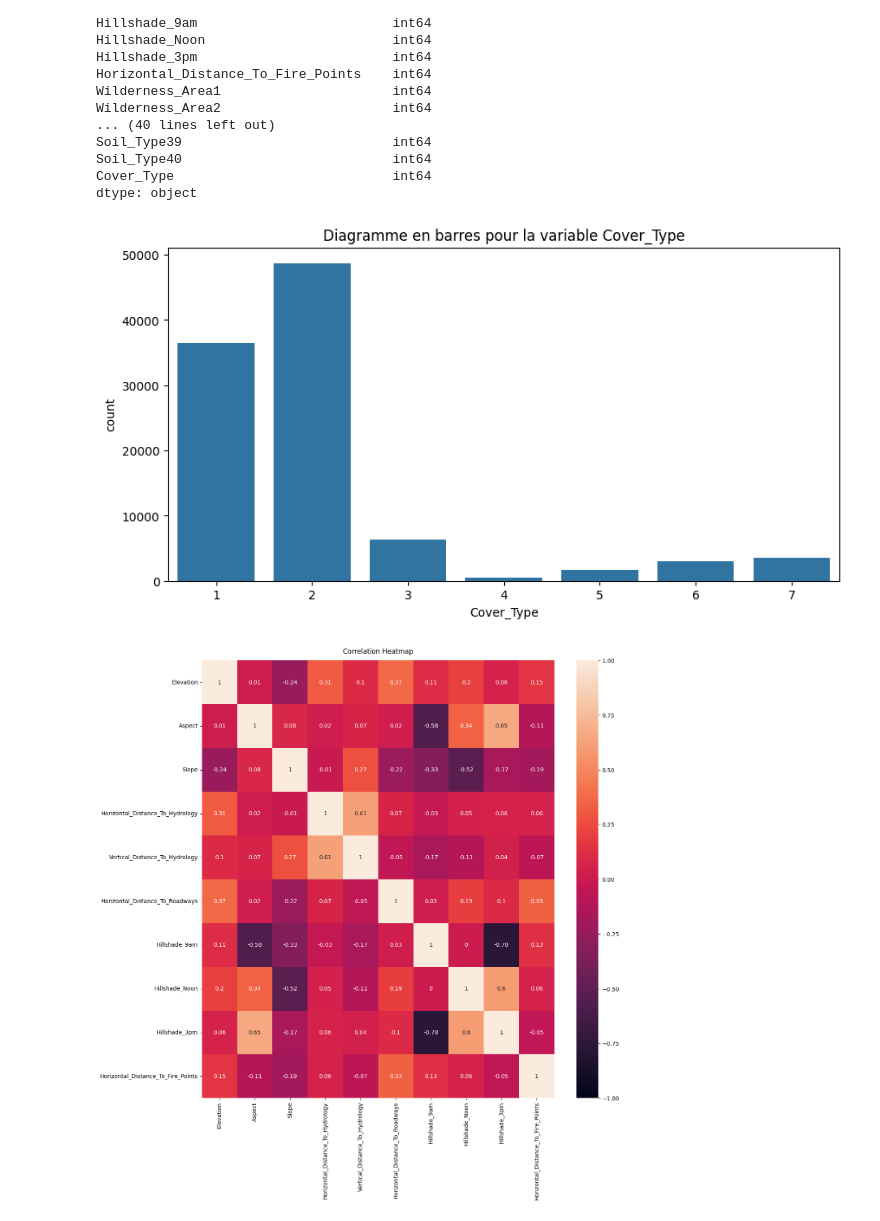
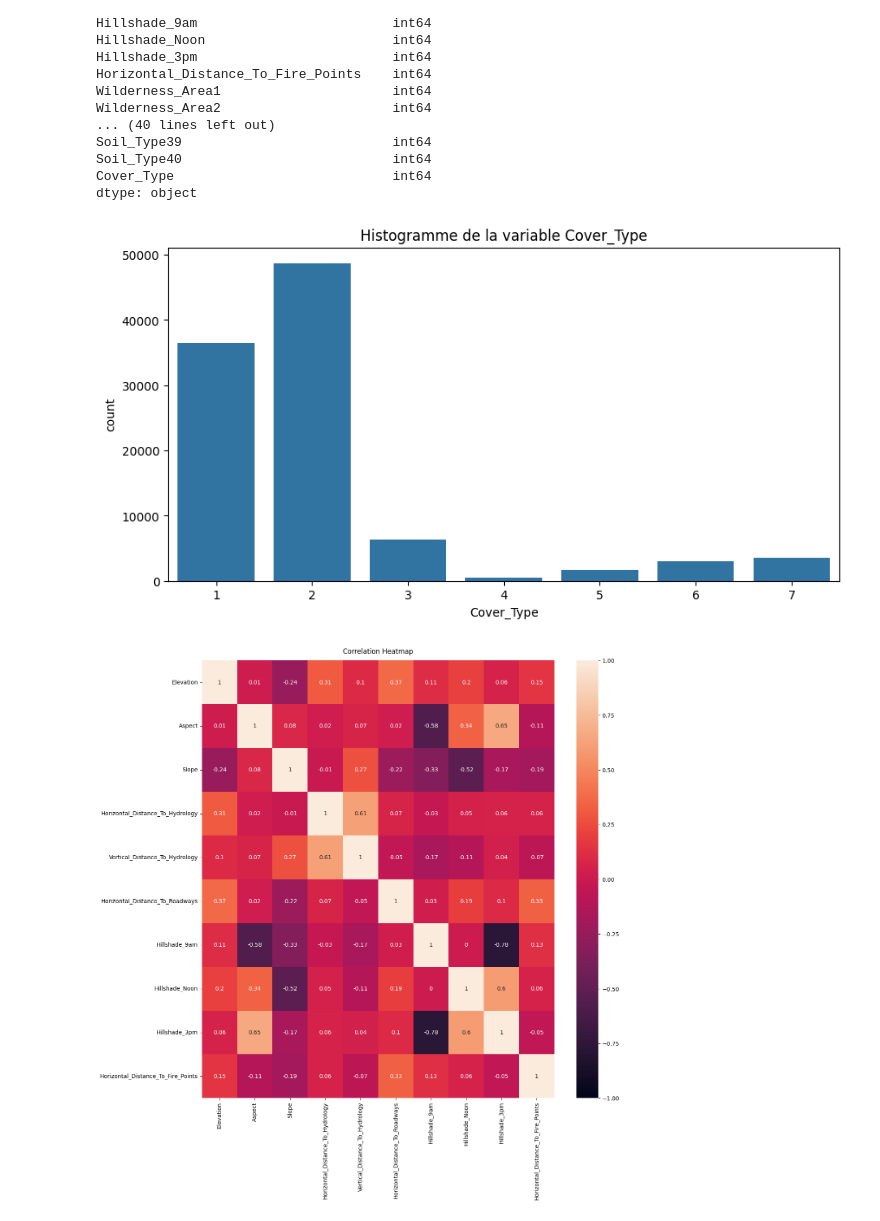
Before and after one commit to raphbrd/M2-data-challenge, a Jupyter notebook: TP_classification-1.ipynb, the cells around one changed output. Saved outputs shown, nothing was run; the diff lists cells and outputs as text; code cells hidden in the pictures.

```diff
--- a/TP_classification-1.ipynb
+++ b/TP_classification-1.ipynb
@@ -55,10 +55,10 @@ dtype: object
 # %%
 plt.figure(figsize=(10, 5))
 sns.countplot(x='Cover_Type', data=df_train)
-plt.title(f"Diagramme en barres pour la variable Cover_Type")
+plt.title(f"Histogramme de la variable Cover_Type")
 plt.show()
 # %% [output]
-[figure, old version]
+[figure, new version]
 # %%
 plt.figure(figsize=(14, 14))
 df_cor = df_train[['Elevation', 'Aspect', 'Slope', 'Horizontal_Distance_To_Hydrology',
```
Also changed, not shown: parts of 37 cells of this notebook.
